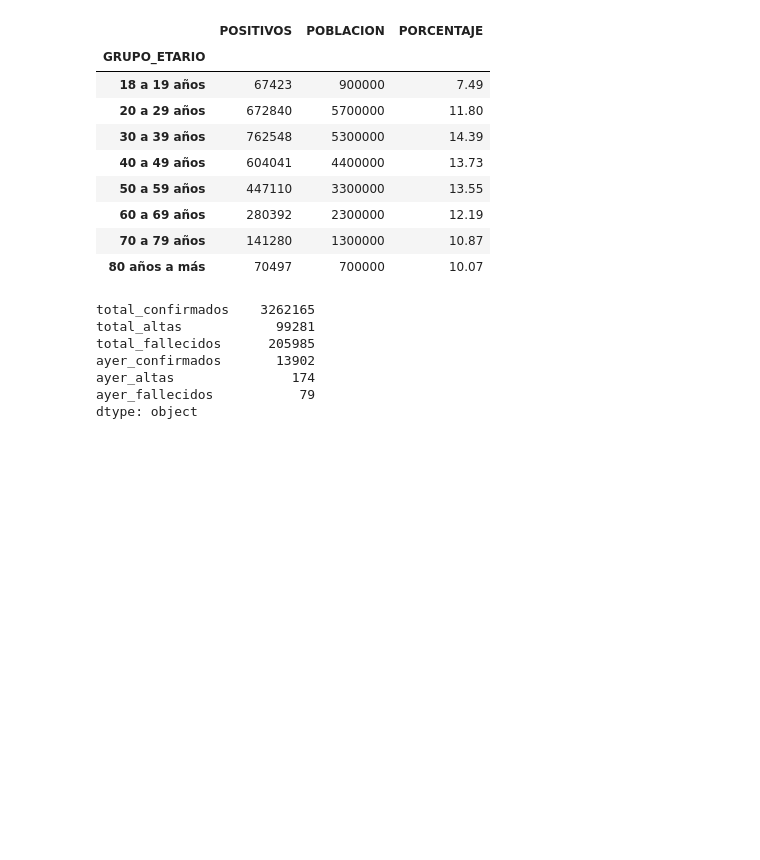
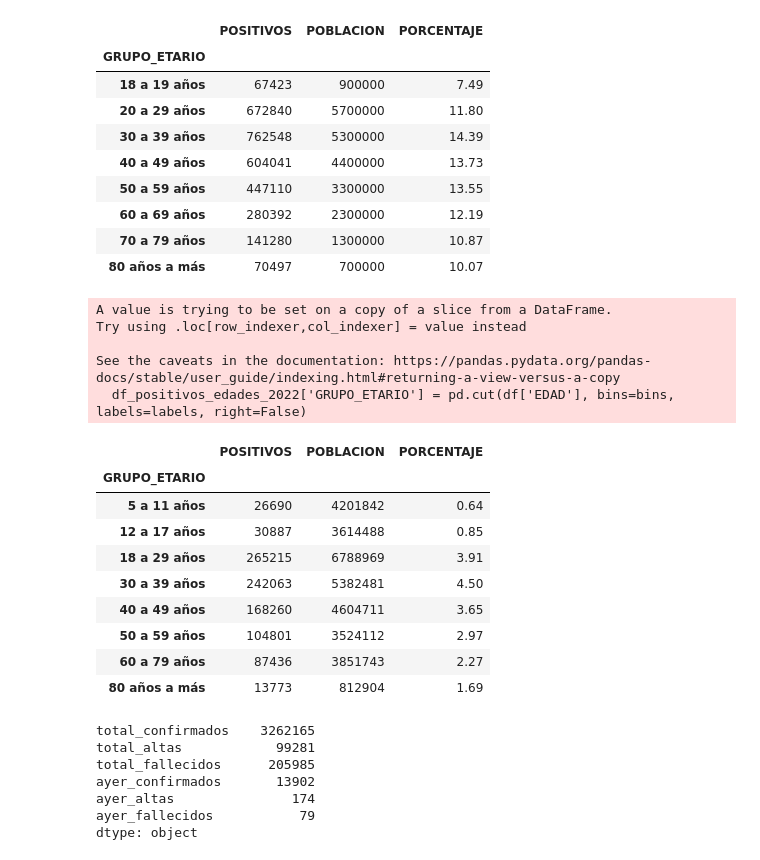
Before and after one commit to annaabsi/git-scraper-covid19, a Jupyter notebook: notebooks/scraper-positivos.ipynb, the cells around one changed output. Saved outputs shown, nothing was run; the diff lists cells and outputs as text; code cells hidden in the pictures; blank space fills up the shorter version.

Commit message:
nueva data solo de 2022

```diff
--- a/notebooks/scraper-positivos.ipynb
+++ b/notebooks/scraper-positivos.ipynb
@@ -145,6 +168,35 @@ df_positivos_edades
 | 60 a 69 años | 280392 | 2300000 | 12.19 |
 | 70 a 79 años | 141280 | 1300000 | 10.87 |
 | 80 años a más | 70497 | 700000 | 10.07 |
+# %%
+# ACUMULADO POR GRUPO ETARIO - 2022
+bins = [5,12,18,30,40,50,60,80,df['EDAD'].max()+1]
+labels = ['5 a 11 años','12 a 17 años','18 a 29 años','30 a 39 años','40 a 49 años','50 a 59 años','60 a 79 años','80 años a más']
+poblacion_por_grupo_etario = [4201842,3614488,6788969,5382481,4604711,3524112,3851743,812904]
+df_positivos_edades_2022 = df[df['FECHA_RESULTADO']>= '2022-01-01']
+df_positivos_edades_2022['GRUPO_ETARIO'] = pd.cut(df['EDAD'], bins=bins, labels=labels, right=False)
+df_positivos_edades_2022 = df_positivos_edades_2022.groupby(['GRUPO_ETARIO'])["METODODX"].count().reset_index()
+df_positivos_edades_2022.rename(columns = {'METODODX':'POSITIVOS'}, inplace = True)
+df_positivos_edades_2022['POBLACION']=poblacion_por_grupo_etario
+df_positivos_edades_2022['PORCENTAJE']=round(df_positivos_edades_2022['POSITIVOS']/df_positivos_edades_2022['POBLACION']*100,2)
+df_positivos_edades_2022=df_positivos_edades_2022.set_index('GRUPO_ETARIO')
+df_positivos_edades_2022
+# %% [output]
+A value is trying to be set on a copy of a slice from a DataFrame.
+Try using .loc[row_indexer,col_indexer] = value instead
+
+See the caveats in the documentation: https://pandas.pydata.org/pandas-docs/stable/user_guide/indexing.html#returning-a-view-versus-a-copy
+  df_positivos_edades_2022['GRUPO_ETARIO'] = pd.cut(df['EDAD'], bins=bins, labels=labels, right=False)
+|  | POSITIVOS | POBLACION | PORCENTAJE |
+| GRUPO_ETARIO |  |  |  |
+| 5 a 11 años | 26690 | 4201842 | 0.64 |
+| 12 a 17 años | 30887 | 3614488 | 0.85 |
+| 18 a 29 años | 265215 | 6788969 | 3.91 |
+| 30 a 39 años | 242063 | 5382481 | 4.50 |
+| 40 a 49 años | 168260 | 4604711 | 3.65 |
+| 50 a 59 años | 104801 | 3524112 | 2.97 |
+| 60 a 79 años | 87436 | 3851743 | 2.27 |
+| 80 años a más | 13773 | 812904 | 1.69 |
 # %%
 #TOTAL POSITIVOS
 #positivos = pd.Series([df['FECHA_CORTE'].unique()[0], df[['FECHA_CORTE'][0]].count(), df_positivos.tail(1).sum(axis=1)[0]], index=['fecha_corte', 'total_positivos', 'incremento_positivos'])
```
Also changed, not shown: parts of 1 cell of this notebook, 1 other file.
